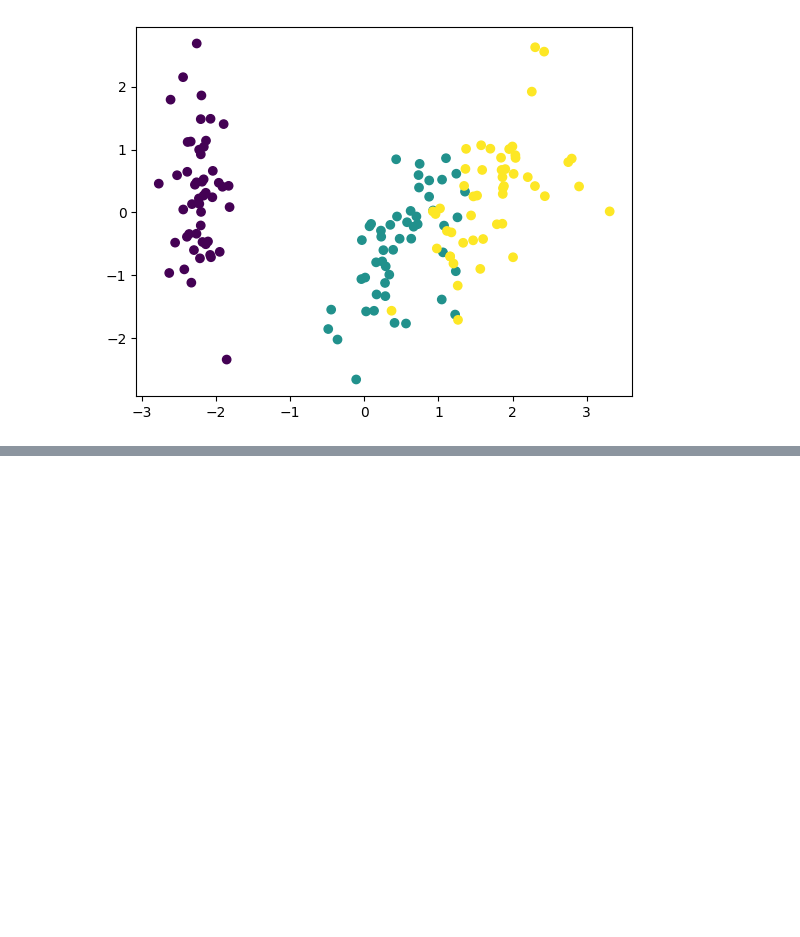
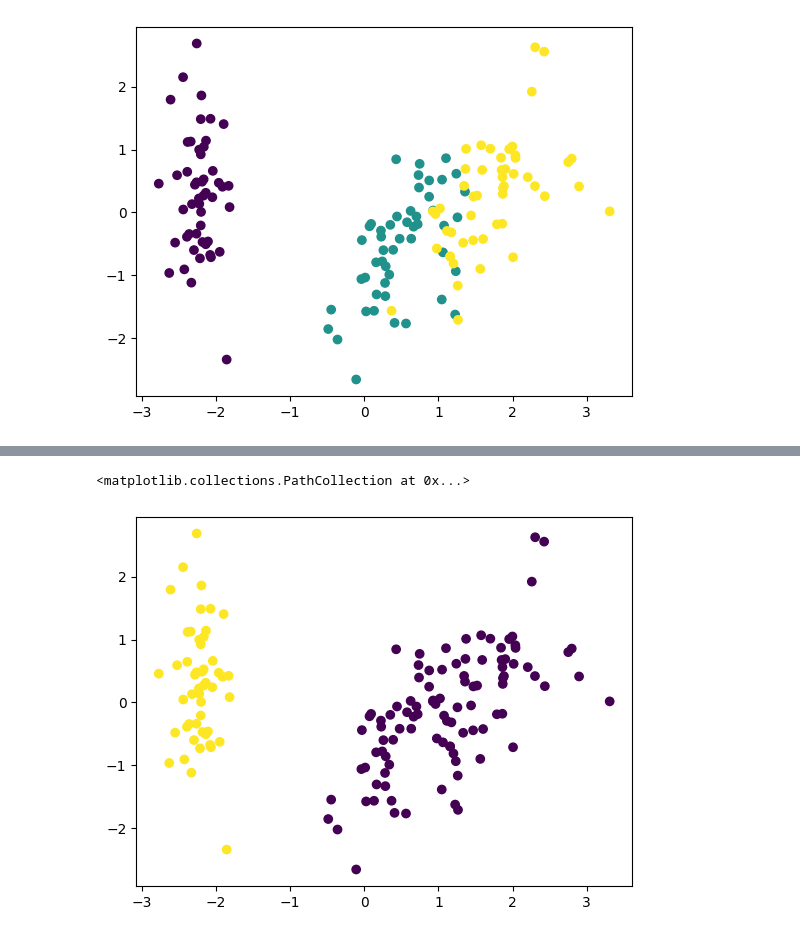
Before and after one commit to NarnindiMounica/Machine_Learning_Works, a Jupyter notebook: Hierarchal_Clustering/implementation.ipynb, the cells around one changed output, grey strips where cells are left out. Cells and saved outputs as stored; diff of their text form; code cells hidden in the pictures; blank space fills up the shorter version.

```diff
--- a/Hierarchal_Clustering/implementation.ipynb
+++ b/Hierarchal_Clustering/implementation.ipynb
@@ -75,3 +84,5 @@ plt.show()
 # %%
 #implementing agglomerative clustering
-agglo_clustering = AgglomerativeClustering()
+agglo_clustering = AgglomerativeClustering(n_clusters=2, metric="euclidean", linkage="ward")
+agglo_clustering.fit(df_scaled_pca)
+agglo_clustering.labels_
@@ -77,0 +97,7 @@ agglo_clustering = AgglomerativeClustering()
+# %%
+#visualization
+
+plt.scatter(df_scaled_pca[:, 0], df_scaled_pca[:,1], c=agglo_clustering.labels_)
+# %% [output]
+<matplotlib.collections.PathCollection at 0x...>
+[figure, added]
```
Also changed, not shown: parts of 4 cells of this notebook.
